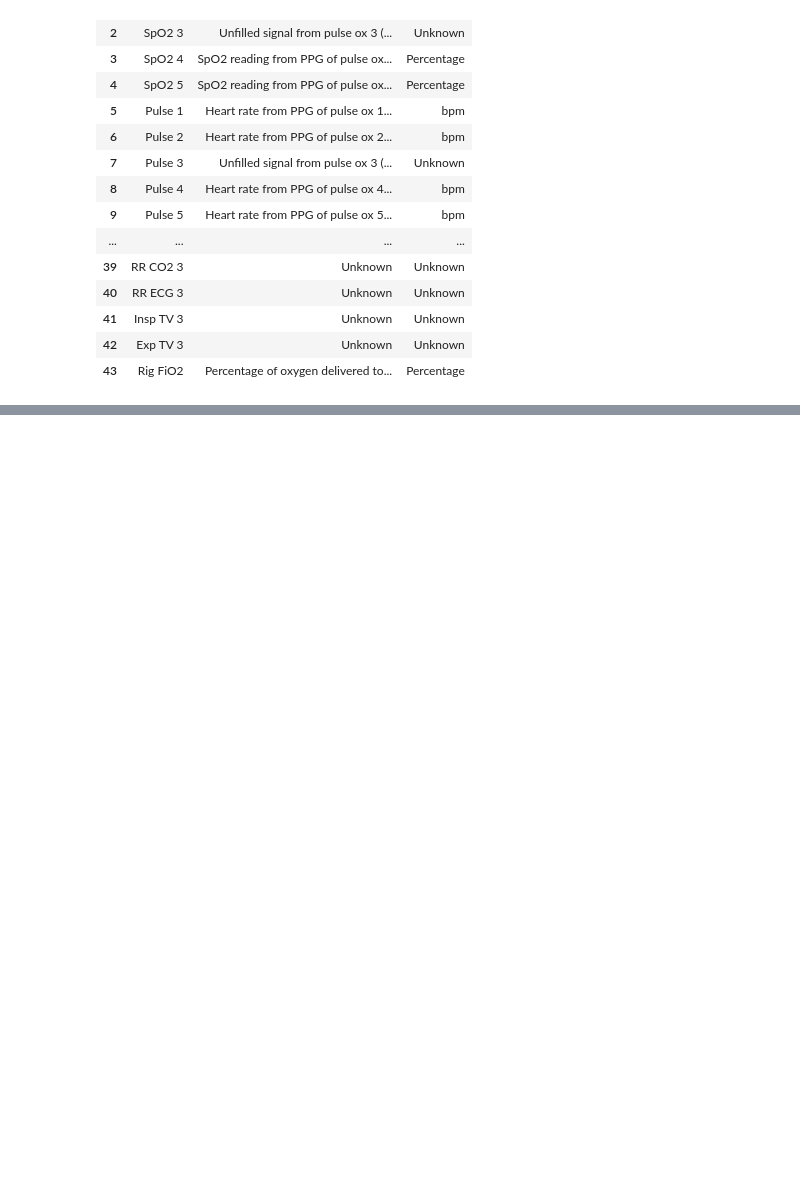
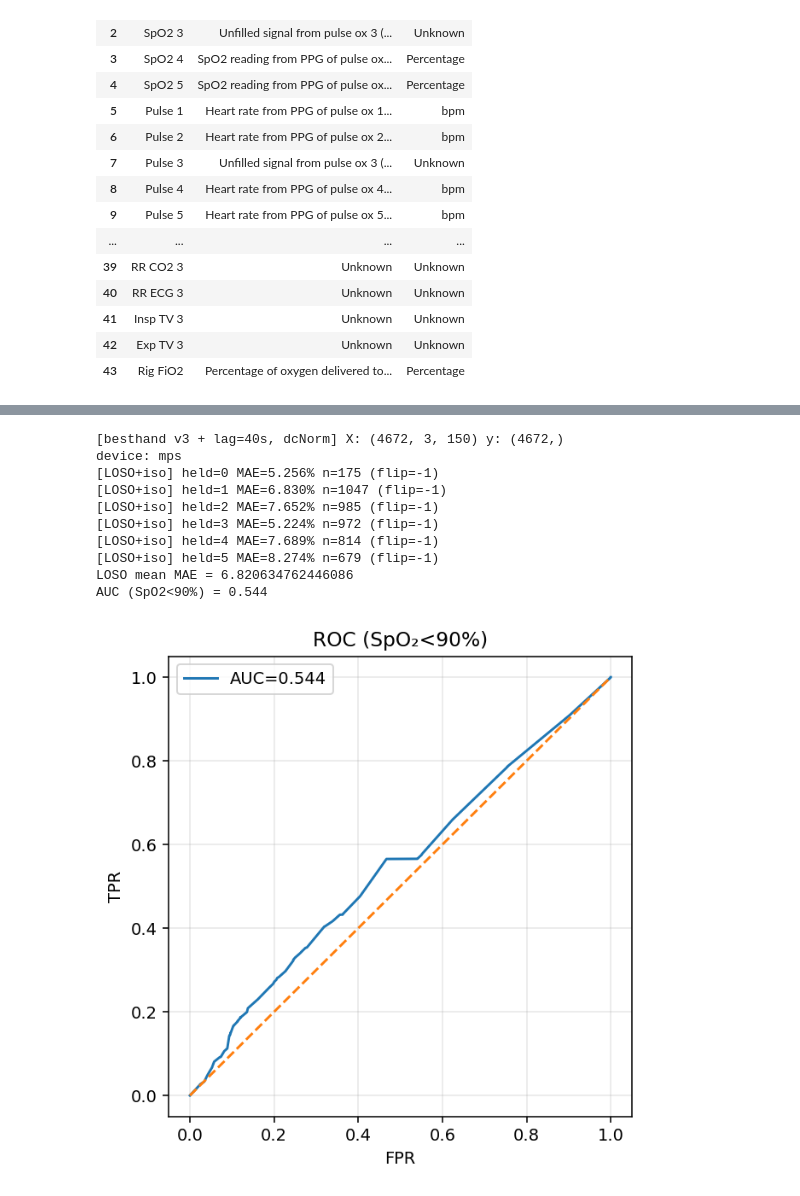
Before and after one commit to 1111katy/blood-oxygen-model, a Jupyter notebook: notebooks/model.ipynb, the cells around one changed output, grey strips where cells are left out. Drawn from its saved outputs; the diff is of its cells as text; code cells hidden in the pictures; blank space fills up the shorter version.

```diff
--- a/notebooks/model.ipynb
+++ b/notebooks/model.ipynb
@@ -369,0 +664,68 @@ Thr<88%  Sens=0.489  Spec=0.623  (pos=2112, neg=2827)
+# %%
+import numpy as np, matplotlib.pyplot as plt
+from sklearn.metrics import roc_curve, roc_auc_score
+
+# 👉 把这两个值改成你在 A/B 中选出来的“最佳组合”
+FINAL_LOWW = 12.0       # e.g. 12 或 16
+FINAL_WIN  = 150        # e.g. 120(4s) 或 150(5s)
+
+# 重新构窗
+Xb, yb, ob = make_besthand_v3_with_lag_dcNorm(
+    data, groundtruth,
+    device_idx=DEVICE_IDX, lag_sec=40, acdc_thr=0.02, win=FINAL_WIN
+)
+
+# 训练 + 每折保序标定
+y_true, y_pred, per = run_loso_with_iso_cal_v2(
+    Xb, yb, ob,
+    model_factory=lambda in_ch: Shallow1DCNN(in_ch),
+    epochs=180, base_lr=3e-4, wd=5e-4, bs=256,
+    patience=25, low_weight=FINAL_LOWW
+)
+
+# === 汇报
+mae = float(np.mean([r["mae"] for r in per]))
+print("LOSO mean MAE =", mae)
+
+# --- ROC（SpO2<90%）：注意用 -y_pred 做分数 ---
+pos = (y_true < 90.0).astype(int)
+scores = -y_pred
+auc = roc_auc_score(pos, scores)
+fpr, tpr, _ = roc_curve(pos, scores)
+print(f"AUC (SpO2<90%) = {auc:.3f}")
+
+plt.figure(figsize=(5,5), dpi=140)
+plt.plot(fpr, tpr, label=f"AUC={auc:.3f}")
+plt.plot([0,1],[0,1],'--')
+plt.xlabel("FPR"); plt.ylabel("TPR")
+plt.title("ROC (SpO₂<90%)")
+plt.legend(); plt.grid(alpha=0.3); plt.show()
+
+# --- Bland–Altman ---
+avg = (y_true + y_pred)/2.0
+diff = (y_pred - y_true)
+m = np.isfinite(avg) & np.isfinite(diff)
+avg, diff = avg[m], diff[m]
+md = float(np.mean(diff)); sd = float(np.std(diff))
+
+plt.figure(figsize=(6,4), dpi=140)
+plt.scatter(avg, diff, s=8, alpha=0.5)
+for z in [0, +1.96, -1.96]:
+    y = md + z*sd
+    plt.hlines(y, xmin=np.min(avg), xmax=np.max(avg), linestyles="--")
+plt.xlabel("Average of (pred, true)")
+plt.ylabel("Pred - True")
+plt.title("Bland–Altman (final)")
+plt.grid(alpha=0.3); plt.show()
+# %% [output]
+[besthand v3 + lag=40s, dcNorm] X: (4672, 3, 150) y: (4672,)
+device: mps
+[LOSO+iso] held=0 MAE=5.256% n=175 (flip=-1)
+[LOSO+iso] held=1 MAE=6.830% n=1047 (flip=-1)
+[LOSO+iso] held=2 MAE=7.652% n=985 (flip=-1)
+[LOSO+iso] held=3 MAE=5.224% n=972 (flip=-1)
+[LOSO+iso] held=4 MAE=7.689% n=814 (flip=-1)
+[LOSO+iso] held=5 MAE=8.274% n=679 (flip=-1)
+LOSO mean MAE = 6.820634762446086
+AUC (SpO2<90%) = 0.544
+[figure, added]
```
Also changed, not shown: parts of 9 cells of this notebook.
